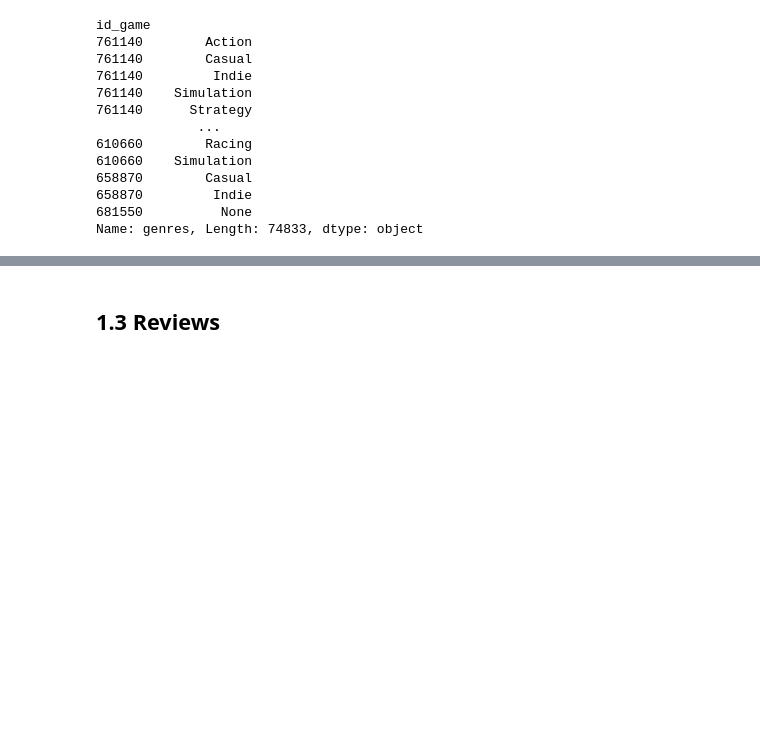
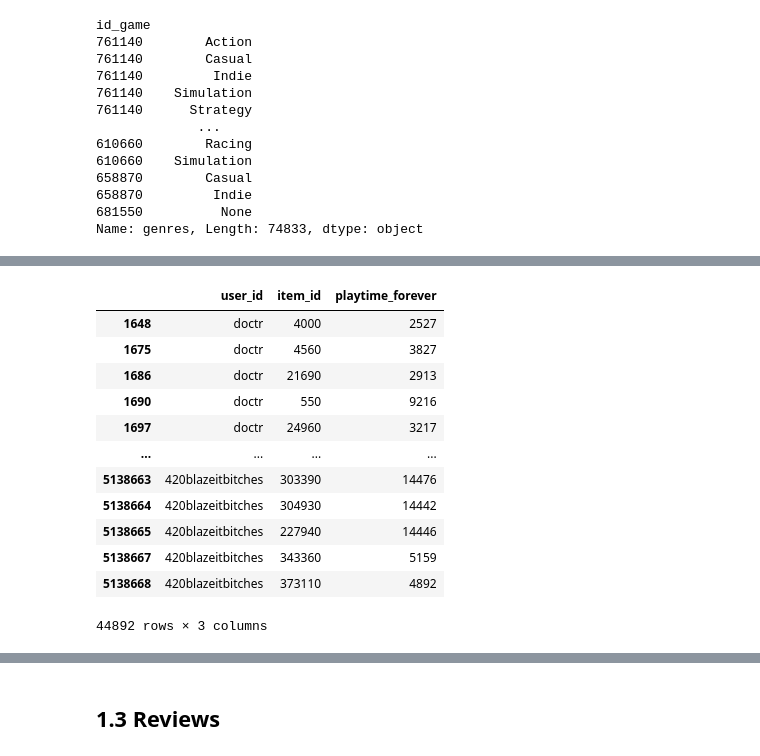
Before and after one commit to javierbengolea/PI_ML_OPS, a Jupyter notebook: main.ipynb, the cells around one changed output, grey strips where cells are left out. Saved outputs shown, nothing was run; the diff lists cells and outputs as text; code cells hidden in the pictures; blank space fills up the shorter version.

```diff
--- a/main.ipynb
+++ b/main.ipynb
@@ -1140,0 +1154,16 @@ Name: genres, Length: 74833, dtype: object
+# %%
+df_usuarios_est[df_usuarios_est.sort_values(by='playtime_forever', ascending=False).user_id.isin(mas_jugadores.values)]
+# %% [output]
+|  | user_id | item_id | playtime_forever |
+| 1648 | doctr | 4000 | 2527 |
+| 1675 | doctr | 4560 | 3827 |
+| 1686 | doctr | 21690 | 2913 |
+| 1690 | doctr | 550 | 9216 |
+| 1697 | doctr | 24960 | 3217 |
+| ... | ... | ... | ... |
+| 5138663 | 420blazeitbitches | 303390 | 14476 |
+| 5138664 | 420blazeitbitches | 304930 | 14442 |
+| 5138665 | 420blazeitbitches | 227940 | 14446 |
+| 5138667 | 420blazeitbitches | 343360 | 5159 |
+| 5138668 | 420blazeitbitches | 373110 | 4892 |
+44892 rows × 3 columns
```
Also changed, not shown: parts of 8 cells of this notebook, 1 other file.
